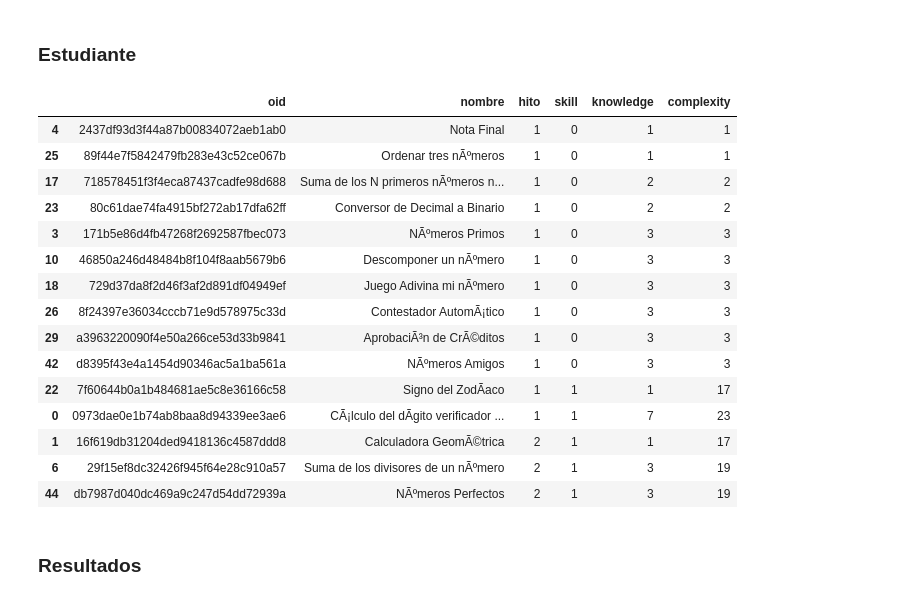
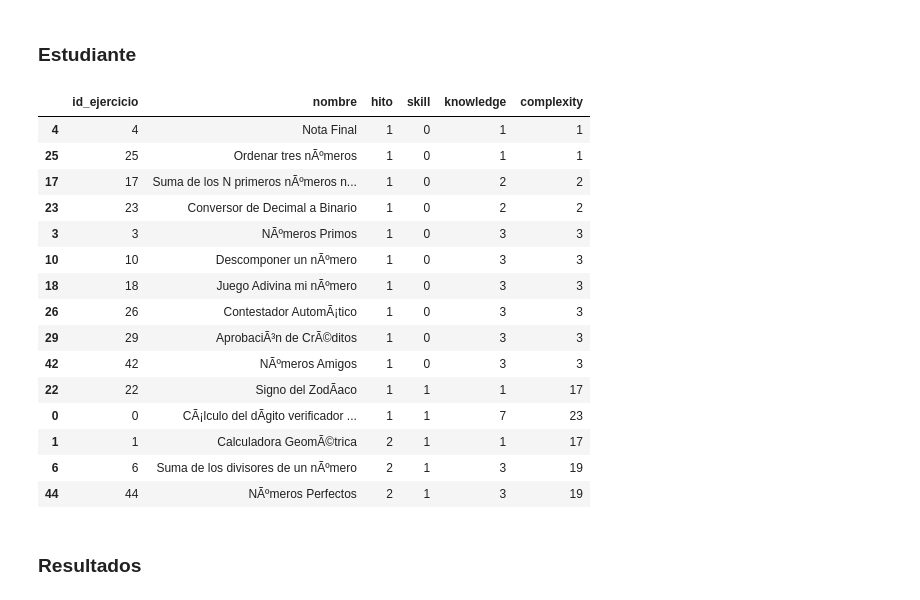
Before and after one commit to edgar-ramxs/RecSysUnab, a Jupyter notebook: models/tensorflow.ipynb, the cells around one changed output. Drawn from its saved outputs; the diff is of its cells as text; code cells hidden in the pictures.

```diff
--- a/models/tensorflow.ipynb
+++ b/models/tensorflow.ipynb
@@ -60,6 +59,6 @@ df_catalogo.head()
 5 rows × 23 columns
 # %%
-df_ratings = factorization_to_ratings(df_catalogo, mf_dataset, user_col='rut')
+df_ratings = factorization_to_ratings(df_catalogo, mf_dataset, user_col='id_estudiante')
 train_data, test_data = train_test_split(df_ratings, test_size=VAR_TESTSET_SIZE, random_state=VAR_SEED)
 train_data.head(10)
 # %% [output]
@@ -285,26 +257,26 @@ Loss en el conjunto de prueba: 180342.015625
 # %%
 # 0 | 1305
 rut_estudiante = 0
-ejercicios_realizados = df_ratings[df_ratings['rut'] == rut_estudiante]['oid'].values
-ejercicios_no_realizados = catalogo[~catalogo['oid'].isin(ejercicios_realizados)]
-catalogo[catalogo['oid'].isin(ejercicios_realizados)].sort_values(by='complexity12', ascending=True)[['oid', 'nombre', 'hito', 'skill', 'knowledge', 'complexity']]
+ejercicios_realizados = df_ratings[df_ratings['id_estudiante'] == rut_estudiante]['id_ejercicio'].values
+ejercicios_no_realizados = catalogo[~catalogo['id_ejercicio'].isin(ejercicios_realizados)]
+catalogo[catalogo['id_ejercicio'].isin(ejercicios_realizados)].sort_values(by='complexity12', ascending=True)[['id_ejercicio', 'nombre', 'hito', 'skill', 'knowledge', 'complexity']]
 # %% [output]
-|  | oid | nombre | hito | skill | knowledge | complexity |
-| 4 | 2437df93d3f44a87b00834072aeb1ab0 | Nota Final | 1 | 0 | 1 | 1 |
-| 25 | 89f44e7f5842479fb283e43c52ce067b | Ordenar tres nÃºmeros | 1 | 0 | 1 | 1 |
-| 17 | 718578451f3f4eca87437cadfe98d688 | Suma de los N primeros nÃºmeros n... | 1 | 0 | 2 | 2 |
-| 23 | 80c61dae74fa4915bf272ab17dfa62ff | Conversor de Decimal a Binario | 1 | 0 | 2 | 2 |
-| 3 | 171b5e86d4fb47268f2692587fbec073 | NÃºmeros Primos | 1 | 0 | 3 | 3 |
-| 10 | 46850a246d48484b8f104f8aab5679b6 | Descomponer un nÃºmero | 1 | 0 | 3 | 3 |
-| 18 | 729d37da8f2d46f3af2d891df04949ef | Juego Adivina mi nÃºmero | 1 | 0 | 3 | 3 |
-| 26 | 8f24397e36034cccb71e9d578975c33d | Contestador AutomÃ¡tico | 1 | 0 | 3 | 3 |
-| 29 | a3963220090f4e50a266ce53d33b9841 | AprobaciÃ³n de CrÃ©ditos | 1 | 0 | 3 | 3 |
-| 42 | d8395f43e4a1454d90346ac5a1ba561a | NÃºmeros Amigos | 1 | 0 | 3 | 3 |
-| 22 | 7f60644b0a1b484681ae5c8e36166c58 | Signo del ZodÃ­aco | 1 | 1 | 1 | 17 |
-| 0 | 0973dae0e1b74ab8baa8d94339ee3ae6 | CÃ¡lculo del dÃ­gito verificador ... | 1 | 1 | 7 | 23 |
-| 1 | 16f619db31204ded9418136c4587ddd8 | Calculadora GeomÃ©trica | 2 | 1 | 1 | 17 |
-| 6 | 29f15ef8dc32426f945f64e28c910a57 | Suma de los divisores de un nÃºmero | 2 | 1 | 3 | 19 |
-| 44 | db7987d040dc469a9c247d54dd72939a | NÃºmeros Perfectos | 2 | 1 | 3 | 19 |
+|  | id_ejercicio | nombre | hito | skill | knowledge | complexity |
+| 4 | 4 | Nota Final | 1 | 0 | 1 | 1 |
+| 25 | 25 | Ordenar tres nÃºmeros | 1 | 0 | 1 | 1 |
+| 17 | 17 | Suma de los N primeros nÃºmeros n... | 1 | 0 | 2 | 2 |
+| 23 | 23 | Conversor de Decimal a Binario | 1 | 0 | 2 | 2 |
+| 3 | 3 | NÃºmeros Primos | 1 | 0 | 3 | 3 |
+| 10 | 10 | Descomponer un nÃºmero | 1 | 0 | 3 | 3 |
+| 18 | 18 | Juego Adivina mi nÃºmero | 1 | 0 | 3 | 3 |
+| 26 | 26 | Contestador AutomÃ¡tico | 1 | 0 | 3 | 3 |
+| 29 | 29 | AprobaciÃ³n de CrÃ©ditos | 1 | 0 | 3 | 3 |
+| 42 | 42 | NÃºmeros Amigos | 1 | 0 | 3 | 3 |
+| 22 | 22 | Signo del ZodÃ­aco | 1 | 1 | 1 | 17 |
+| 0 | 0 | CÃ¡lculo del dÃ­gito verificador ... | 1 | 1 | 7 | 23 |
+| 1 | 1 | Calculadora GeomÃ©trica | 2 | 1 | 1 | 17 |
+| 6 | 6 | Suma de los divisores de un nÃºmero | 2 | 1 | 3 | 19 |
+| 44 | 44 | NÃºmeros Perfectos | 2 | 1 | 3 | 19 |
 # %% [markdown]
 ### Resultados
 # %%
```
Also changed, not shown: parts of 14 cells of this notebook, 13 other files.
